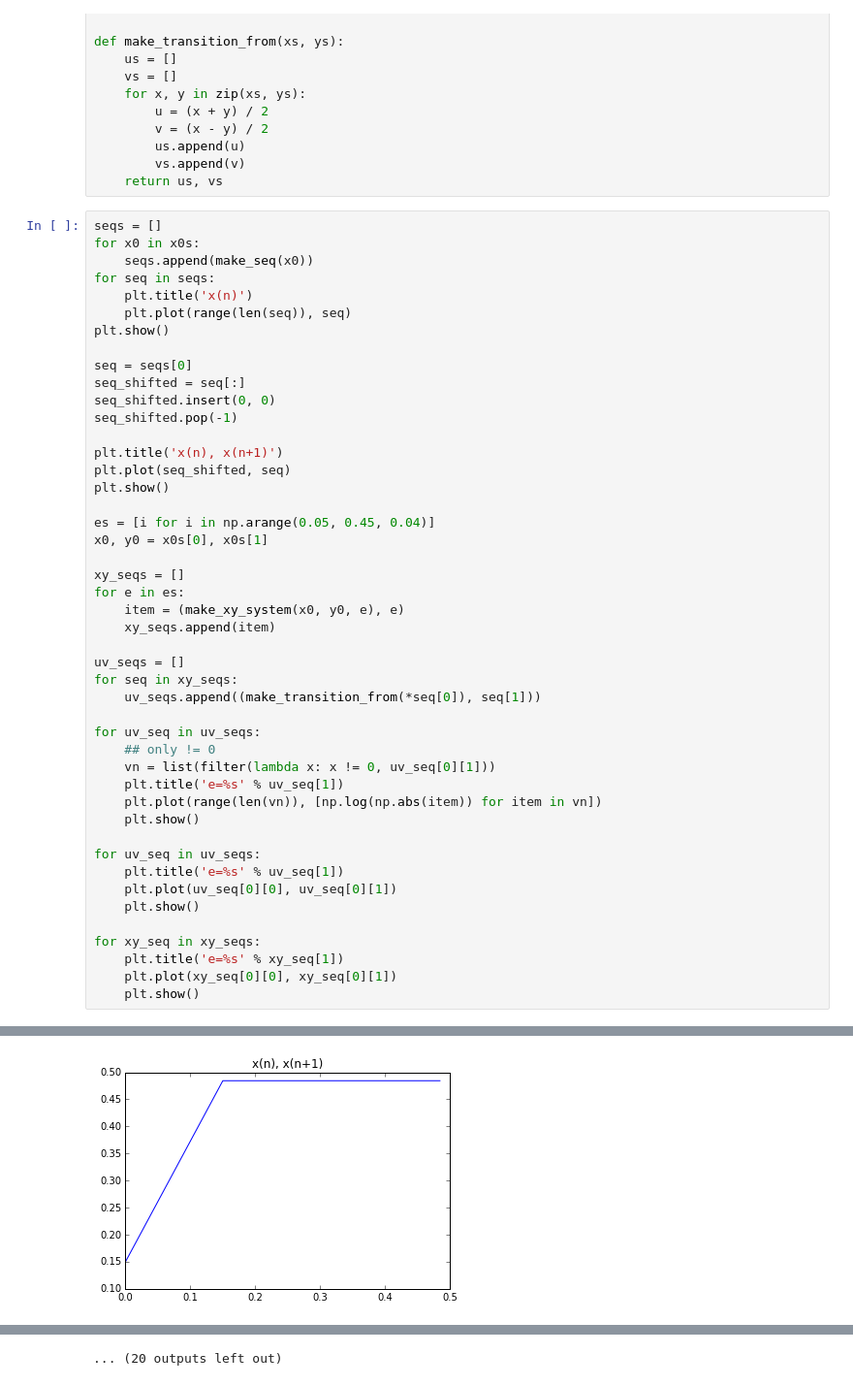
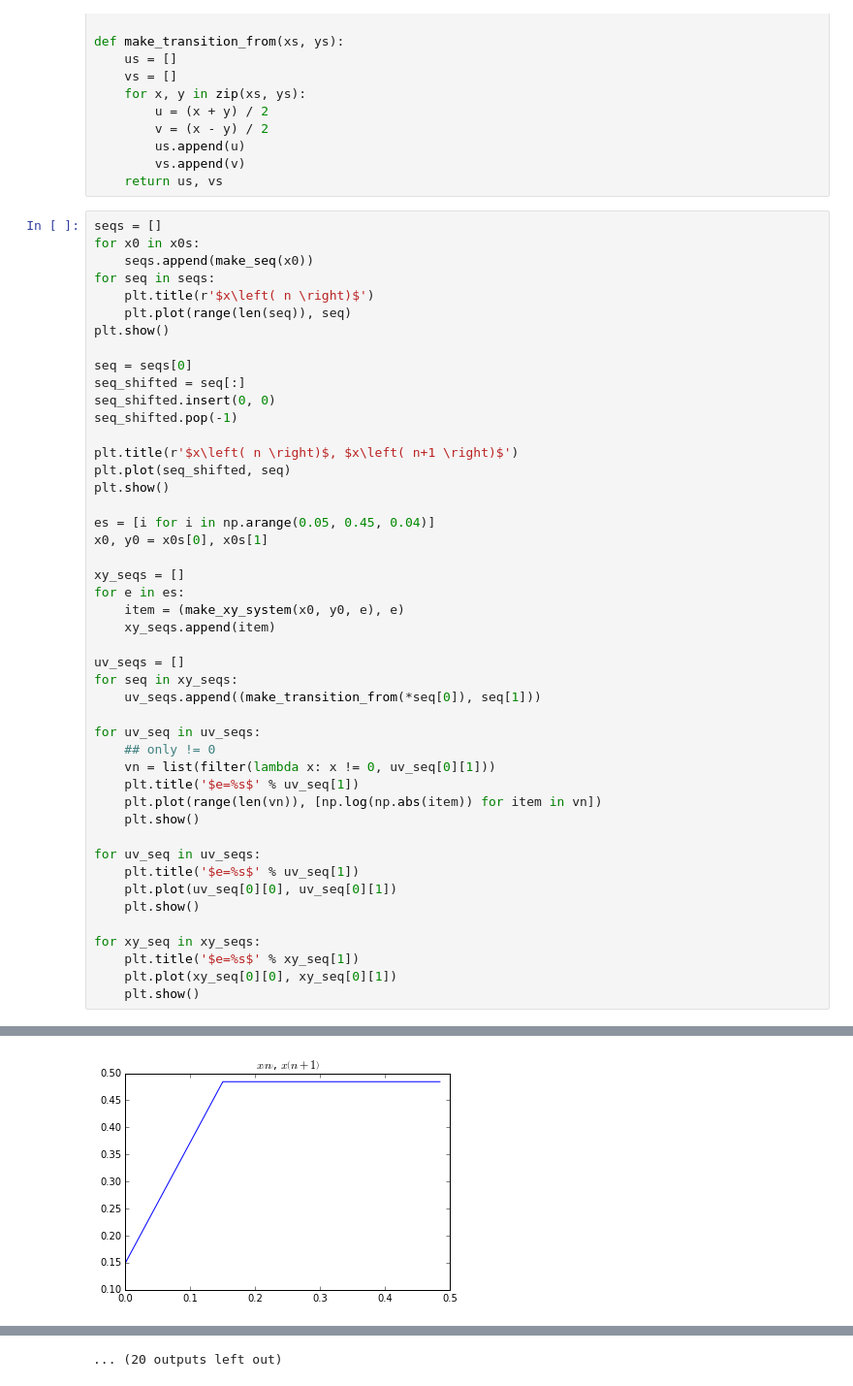
Before and after one commit to char-lie/physical-informatics, a Jupyter notebook: Lab6/lab6.ipynb, the cells around one changed output, grey strips where cells are left out. Shown at 97% size. Cells and saved outputs as stored; diff of their text form.

```diff
--- a/Lab6/lab6.ipynb
+++ b/Lab6/lab6.ipynb
@@ -127,7 +127,7 @@ seqs = []
 for x0 in x0s:
     seqs.append(make_seq(x0))
 for seq in seqs:
-    plt.title('x(n)')
+    plt.title(r'$x\left( n \right)$')
     plt.plot(range(len(seq)), seq)
 plt.show()
 
@@ -136,7 +136,7 @@ seq_shifted = seq[:]
 seq_shifted.insert(0, 0)
 seq_shifted.pop(-1)
 
-plt.title('x(n), x(n+1)')
+plt.title(r'$x\left( n \right)$, $x\left( n+1 \right)$')
 plt.plot(seq_shifted, seq)
 plt.show()
 
@@ -155,17 +155,17 @@ for seq in xy_seqs:
 for uv_seq in uv_seqs:
     ## only != 0
     vn = list(filter(lambda x: x != 0, uv_seq[0][1]))
-    plt.title('e=%s' % uv_seq[1])
+    plt.title('$e=%s$' % uv_seq[1])
     plt.plot(range(len(vn)), [np.log(np.abs(item)) for item in vn])
     plt.show()
 
 for uv_seq in uv_seqs:
-    plt.title('e=%s' % uv_seq[1])
+    plt.title('$e=%s$' % uv_seq[1])
     plt.plot(uv_seq[0][0], uv_seq[0][1])
     plt.show()
 
 for xy_seq in xy_seqs:
-    plt.title('e=%s' % xy_seq[1])
+    plt.title('$e=%s$' % xy_seq[1])
     plt.plot(xy_seq[0][0], xy_seq[0][1])
     plt.show()
 # %% [output]
@@ -173 +173 @@ for xy_seq in xy_seqs:
-[figure, old version]
+[figure, new version]
```
Also changed, not shown: parts of 1 cell of this notebook.
